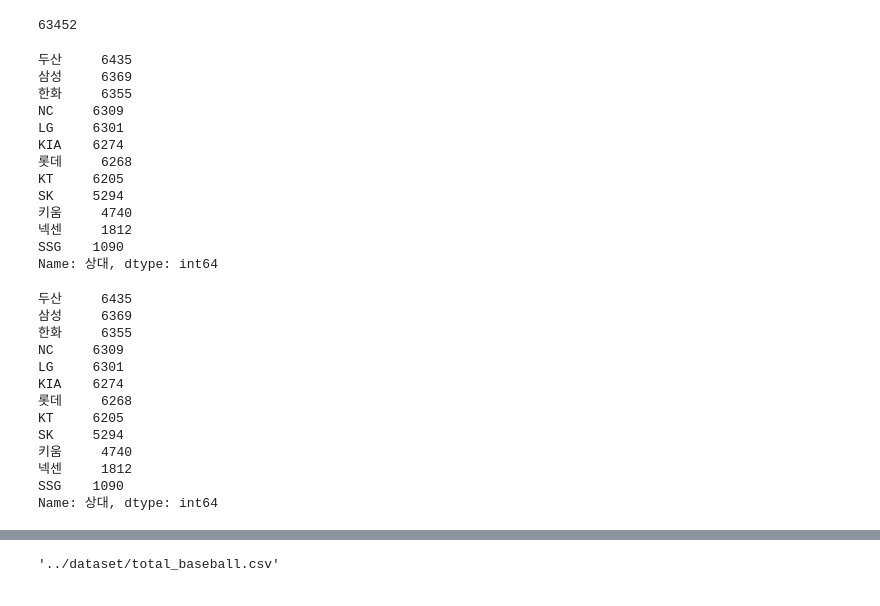
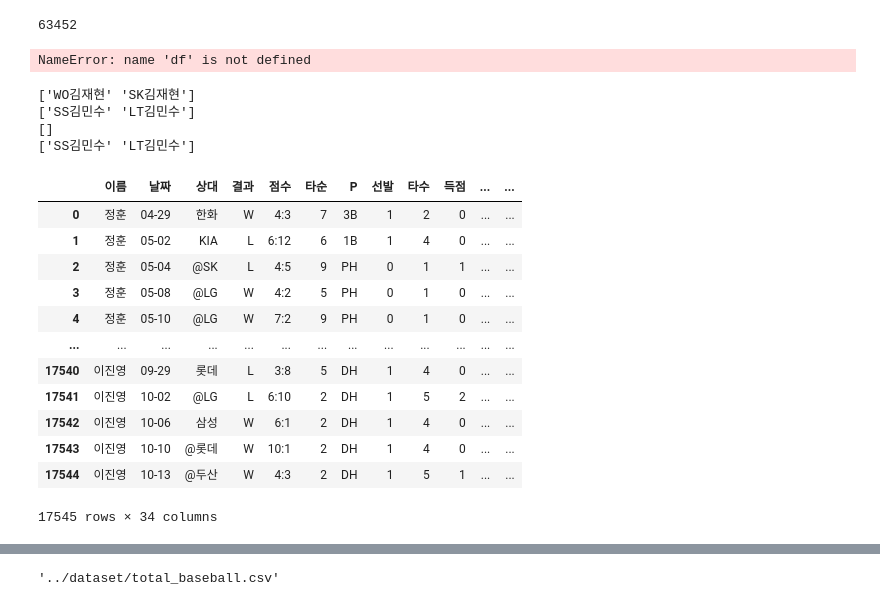
Before and after one commit to codenavy94/DAdejus_bigcon_2021, a Jupyter notebook: preprocess/preprocess_baseball.ipynb, the cells around one changed output, grey strips where cells are left out. Drawn from its saved outputs; the diff is of its cells as text; code cells hidden in the pictures.

```diff
--- a/preprocess/preprocess_baseball.ipynb
+++ b/preprocess/preprocess_baseball.ipynb
@@ -34,41 +34,37 @@ for i in range(len(file_list)):
 sum([baseball[i].shape[0] for i in range(4)])
 # %% [output]
 63452
+# %%
+df[df['이름'].apply(lambda x : bool(re.match(string = x, pattern='[a-zA-Z]')))]['이름'].unique()
+# %% [output]
+NameError: name 'df' is not defined
+# %%
+for i in range(len(baseball)):
+    print(baseball[i][baseball[i]['이름'].apply(lambda x : bool(re.match(string = x, pattern='[a-zA-Z]')))]['이름'].unique())
+# %% [output]
+['WO김재현' 'SK김재현']
+['SS김민수' 'LT김민수']
+[]
+['SS김민수' 'LT김민수']
+# %%
+baseball[0].
+# %% [output]
+|  | 이름 | 날짜 | 상대 | 결과 | 점수 | 타순 | P | 선발 | 타수 | 득점 | ... | ... |
+| 0 | 정훈 | 04-29 | 한화 | W | 4:3 | 7 | 3B | 1 | 2 | 0 | ... | ... |
+| 1 | 정훈 | 05-02 | KIA | L | 6:12 | 6 | 1B | 1 | 4 | 0 | ... | ... |
+| 2 | 정훈 | 05-04 | @SK | L | 4:5 | 9 | PH | 0 | 1 | 1 | ... | ... |
+| 3 | 정훈 | 05-08 | @LG | W | 4:2 | 5 | PH | 0 | 1 | 0 | ... | ... |
+| 4 | 정훈 | 05-10 | @LG | W | 7:2 | 9 | PH | 0 | 1 | 0 | ... | ... |
+| ... | ... | ... | ... | ... | ... | ... | ... | ... | ... | ... | ... | ... |
+| 17540 | 이진영 | 09-29 | 롯데 | L | 3:8 | 5 | DH | 1 | 4 | 0 | ... | ... |
+| 17541 | 이진영 | 10-02 | @LG | L | 6:10 | 2 | DH | 1 | 5 | 2 | ... | ... |
+| 17542 | 이진영 | 10-06 | 삼성 | W | 6:1 | 2 | DH | 1 | 4 | 0 | ... | ... |
+| 17543 | 이진영 | 10-10 | @롯데 | W | 10:1 | 2 | DH | 1 | 4 | 0 | ... | ... |
+| 17544 | 이진영 | 10-13 | @두산 | W | 4:3 | 2 | DH | 1 | 5 | 1 | ... | ... |
+17545 rows × 34 columns
 # %%
 tot_baseball = reduce(lambda left, right: pd.concat([left,right]), baseball)
 # %%
 tot_baseball=tot_baseball.reset_index(drop=True)
 # %%
 tot_baseball['상대']=tot_baseball['상대'].str.replace(pat=r'[^\w]',repl='', regex=True)
-# %%
-tot_baseball['상대'].value_counts()
-# %% [output]
-두산     6435
-삼성     6369
-한화     6355
-NC     6309
-LG     6301
-KIA    6274
-롯데     6268
-KT     6205
-SK     5294
-키움     4740
-넥센     1812
-SSG    1090
-Name: 상대, dtype: int64
-# %%
-tot_baseball['상대'].value_counts()
-# %% [output]
-두산     6435
-삼성     6369
-한화     6355
-NC     6309
-LG     6301
-KIA    6274
-롯데     6268
-KT     6205
-SK     5294
-키움     4740
-넥센     1812
-SSG    1090
-Name: 상대, dtype: int64
```
Also changed, not shown: parts of 8 cells of this notebook, 3 other files.
